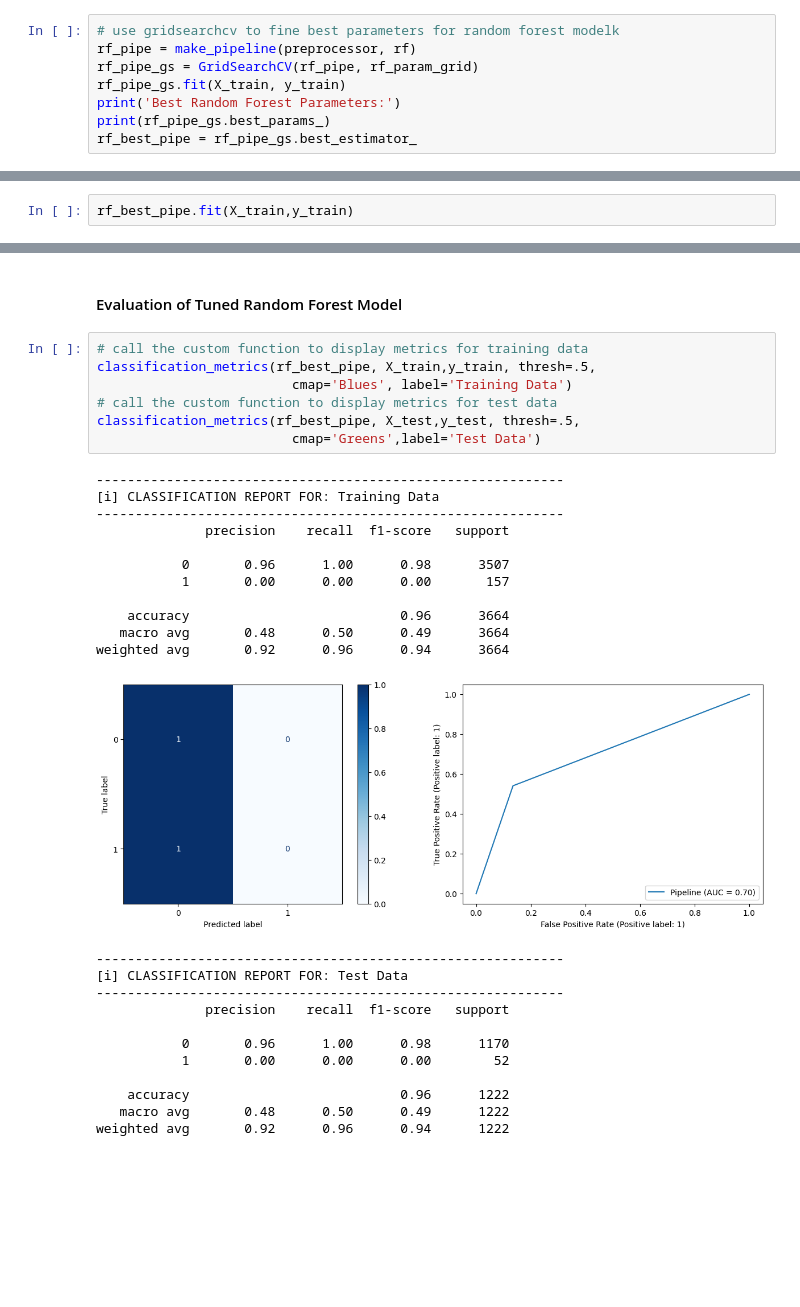
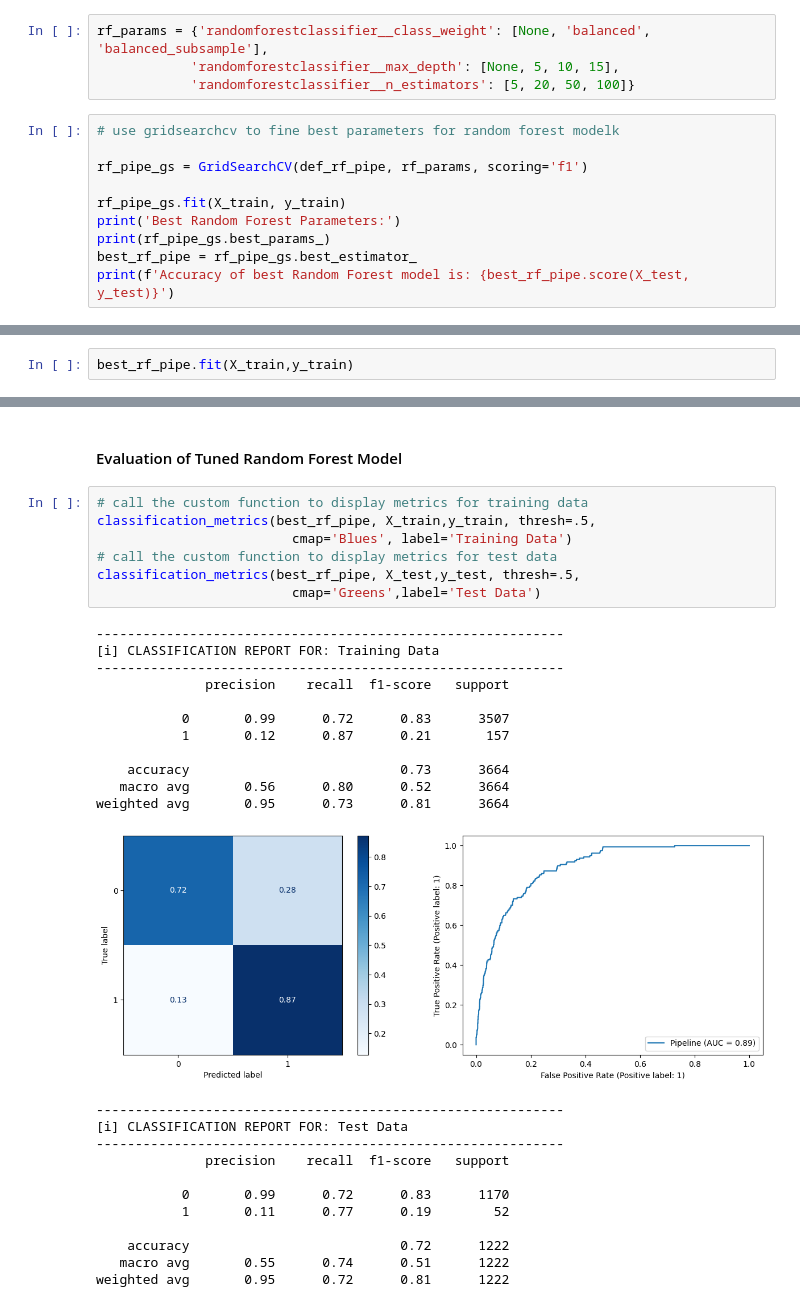
Before and after one commit to evany24/Stroke-Prediction, a Jupyter notebook: Stroke_Prediction.ipynb, the cells around one changed output, grey strips where cells are left out. Cells and saved outputs as stored; diff of their text form; blank space fills up the shorter version.

```diff
--- a/Stroke_Prediction.ipynb
+++ b/Stroke_Prediction.ipynb
@@ -1278,10 +1274,16 @@ rf_param_grid = {'randomforestclassifier__max_depth': range(1,10),
+# %%
+rf_params = {'randomforestclassifier__class_weight': [None, 'balanced', 'balanced_subsample'],
+            'randomforestclassifier__max_depth': [None, 5, 10, 15],
+            'randomforestclassifier__n_estimators': [5, 20, 50, 100]}
 # %%
 # use gridsearchcv to fine best parameters for random forest modelk
-rf_pipe = make_pipeline(preprocessor, rf)
-rf_pipe_gs = GridSearchCV(rf_pipe, rf_param_grid)
+
+rf_pipe_gs = GridSearchCV(def_rf_pipe, rf_params, scoring='f1')
+
 rf_pipe_gs.fit(X_train, y_train)
 print('Best Random Forest Parameters:')
 print(rf_pipe_gs.best_params_)
-rf_best_pipe = rf_pipe_gs.best_estimator_
+best_rf_pipe = rf_pipe_gs.best_estimator_
+print(f'Accuracy of best Random Forest model is: {best_rf_pipe.score(X_test, y_test)}')
 # %% [output]
 Best Random Forest Parameters:
@@ -1289,5 +1292,5 @@ Best Random Forest Parameters:
 # %%
-rf_best_pipe.fit(X_train,y_train)
+best_rf_pipe.fit(X_train,y_train)
 # %% [output]
 Pipeline(steps=[('columntransformer',
                  ColumnTransformer(remainder='passthrough',
@@ -1309,32 +1312,32 @@ Pipeline(steps=[('columntransformer',
 #### Evaluation of Tuned Random Forest Model
 # %%
 # call the custom function to display metrics for training data
-classification_metrics(rf_best_pipe, X_train,y_train, thresh=.5,
+classification_metrics(best_rf_pipe, X_train,y_train, thresh=.5,
                          cmap='Blues', label='Training Data')
 # call the custom function to display metrics for test data
-classification_metrics(rf_best_pipe, X_test,y_test, thresh=.5,
+classification_metrics(best_rf_pipe, X_test,y_test, thresh=.5,
                          cmap='Greens',label='Test Data')
 # %% [output]
 ------------------------------------------------------------
 [i] CLASSIFICATION REPORT FOR: Training Data
 ------------------------------------------------------------
               precision    recall  f1-score   support
 
-           0       0.96      1.00      0.98      3507
-           1       0.00      0.00      0.00       157
+           0       0.99      0.72      0.83      3507
+           1       0.12      0.87      0.21       157
 
-    accuracy                           0.96      3664
-   macro avg       0.48      0.50      0.49      3664
-weighted avg       0.92      0.96      0.94      3664
+    accuracy                           0.73      3664
+   macro avg       0.56      0.80      0.52      3664
+weighted avg       0.95      0.73      0.81      3664
-[figure, old version]
+[figure, new version]
 ------------------------------------------------------------
 [i] CLASSIFICATION REPORT FOR: Test Data
 ------------------------------------------------------------
               precision    recall  f1-score   support
 
-           0       0.96      1.00      0.98      1170
-           1       0.00      0.00      0.00        52
+           0       0.99      0.72      0.83      1170
+           1       0.11      0.77      0.19        52
 
-    accuracy                           0.96      1222
-   macro avg       0.48      0.50      0.49      1222
-weighted avg       0.92      0.96      0.94      1222
+    accuracy                           0.72      1222
+   macro avg       0.55      0.74      0.51      1222
+weighted avg       0.95      0.72      0.81      1222
```
Also changed, not shown: parts of 28 cells of this notebook.
